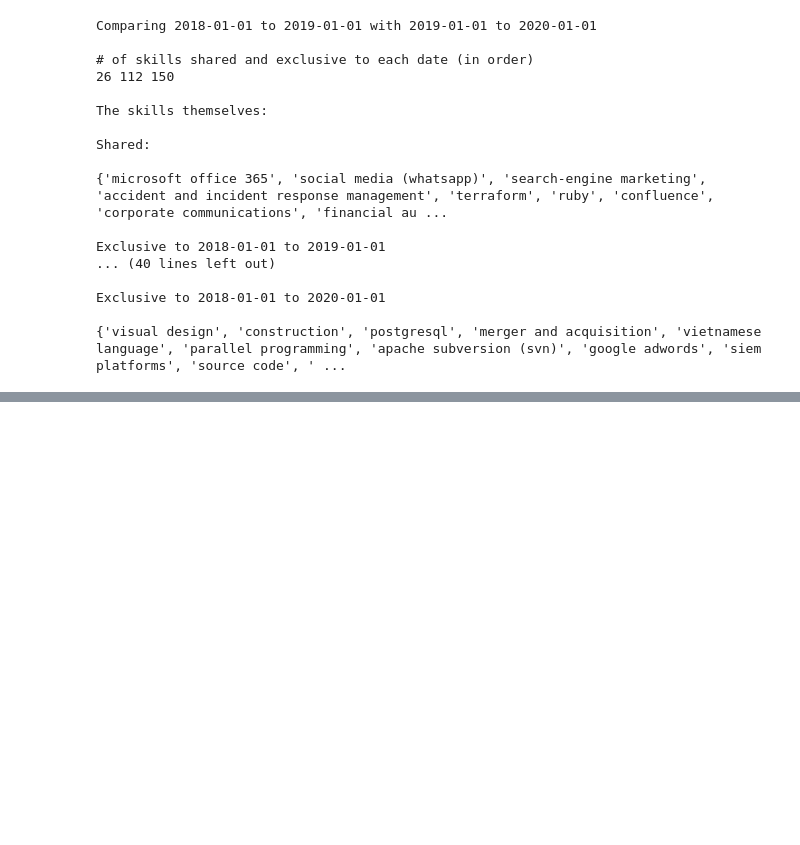
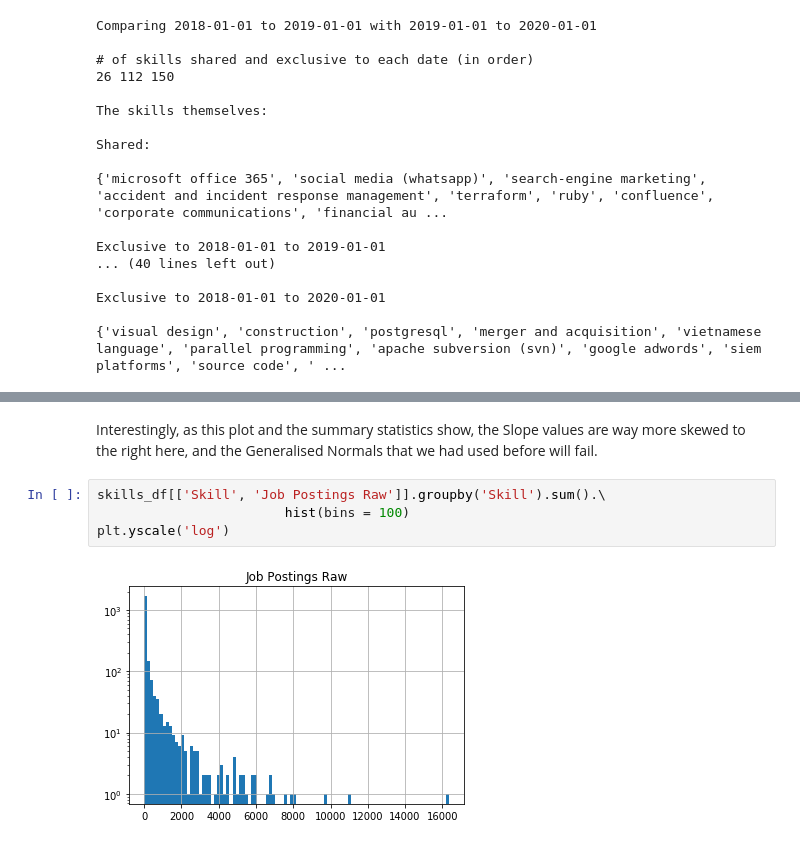
Before and after one commit to RamtinYazdanian/job_skill_trend_analysis, a Jupyter notebook: notebooks/jobtech_analysis.ipynb, the cells around one changed output, grey strips where cells are left out. Drawn from its saved outputs; the diff is of its cells as text; blank space fills up the shorter version.

```diff
--- a/notebooks/jobtech_analysis.ipynb
+++ b/notebooks/jobtech_analysis.ipynb
@@ -175,0 +185,8 @@ Exclusive to 2018-01-01 to 2020-01-01
+# %% [markdown]
+Interestingly, as this plot and the summary statistics show, the Slope values are way more skewed to the right here, and the Generalised Normals that we had used before will fail.
+# %%
+skills_df[['Skill', 'Job Postings Raw']].groupby('Skill').sum().\
+                        hist(bins = 100)
+plt.yscale('log')
+# %% [output]
+[figure, added]
```
Also changed, not shown: parts of 9 cells of this notebook.
